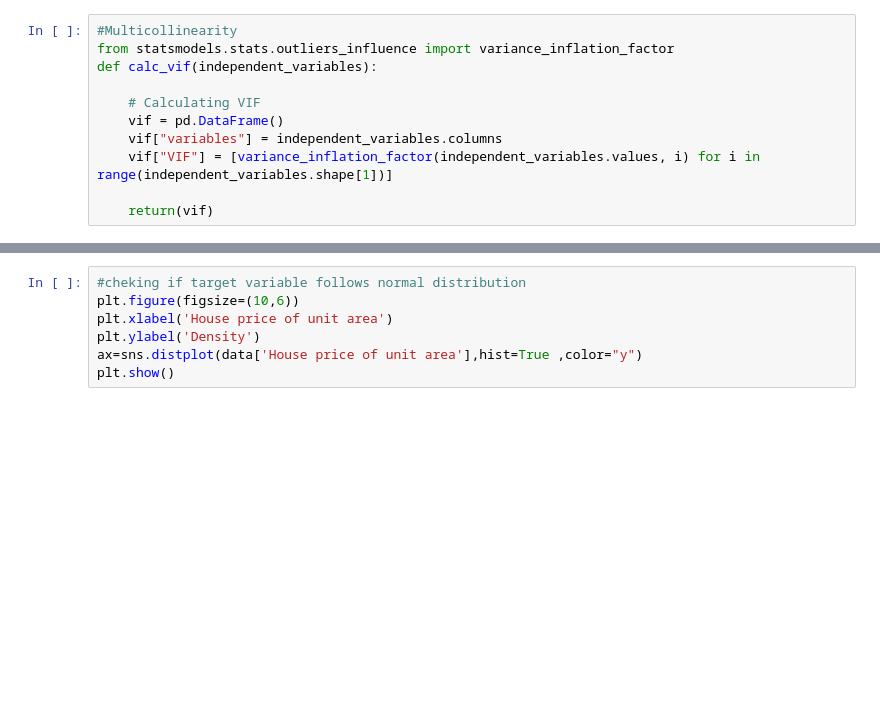
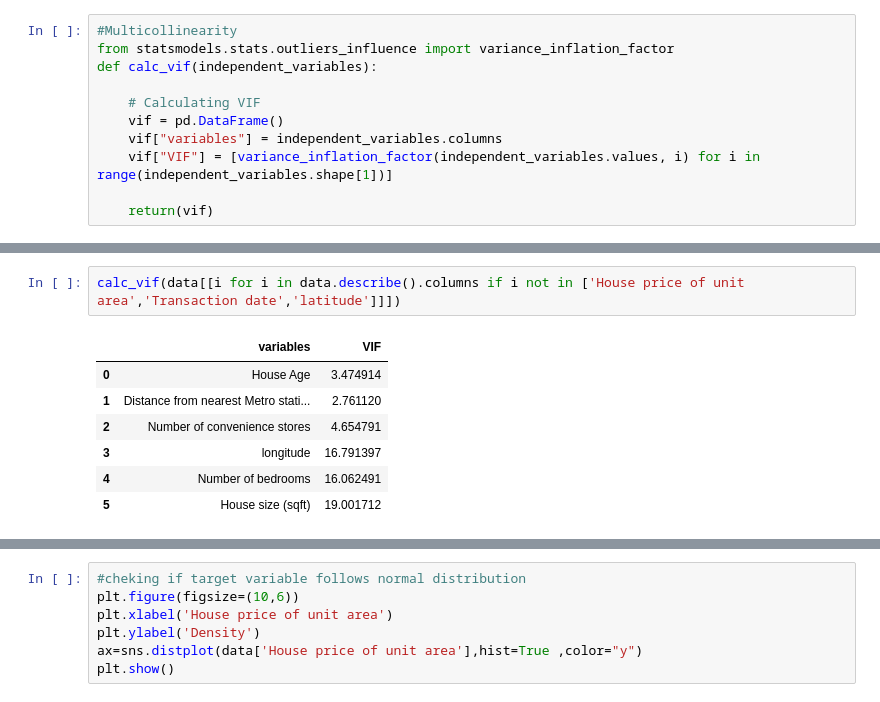
Before and after one commit to Ganeshwalimbe/DS-Assignment-1, a Jupyter notebook: DS_task_1.ipynb, the cells around one changed output, grey strips where cells are left out. Cells and saved outputs as stored; diff of their text form; blank space fills up the shorter version.

```diff
--- a/DS_task_1.ipynb
+++ b/DS_task_1.ipynb
@@ -143,0 +167,10 @@ There is high multicollinearity present between variables
+# %%
+calc_vif(data[[i for i in data.describe().columns if i not in ['House price of unit area','Transaction date','latitude']]])
+# %% [output]
+|  | variables | VIF |
+| 0 | House Age | 3.474914 |
+| 1 | Distance from nearest Metro stati... | 2.761120 |
+| 2 | Number of convenience stores | 4.654791 |
+| 3 | longitude | 16.791397 |
+| 4 | Number of bedrooms | 16.062491 |
+| 5 | House size (sqft) | 19.001712 |
```
Also changed, not shown: parts of 39 cells of this notebook.
